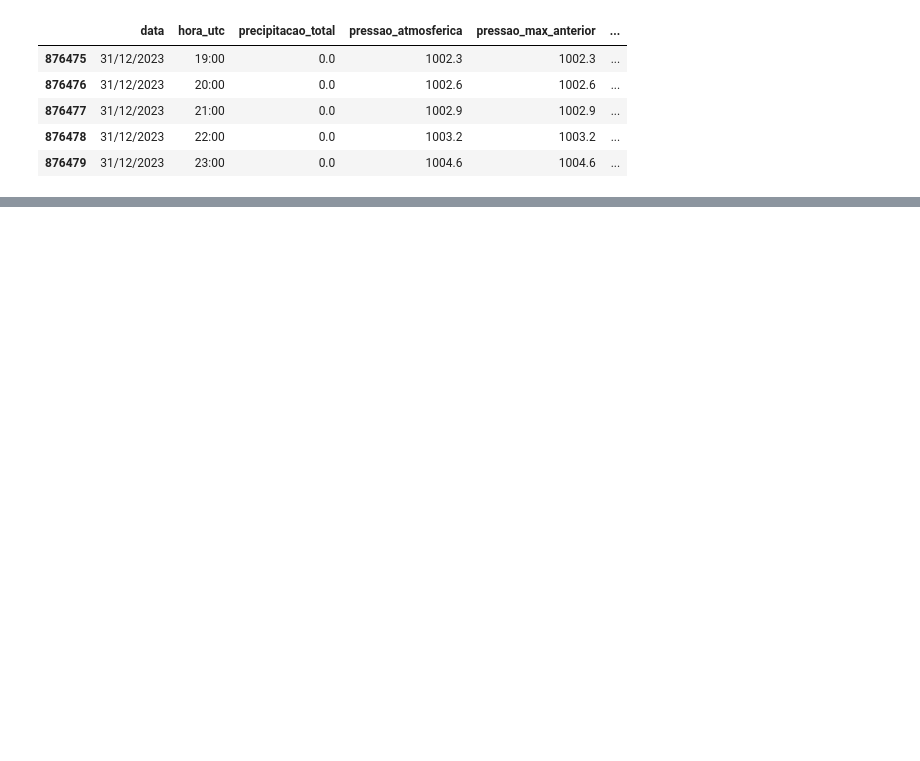
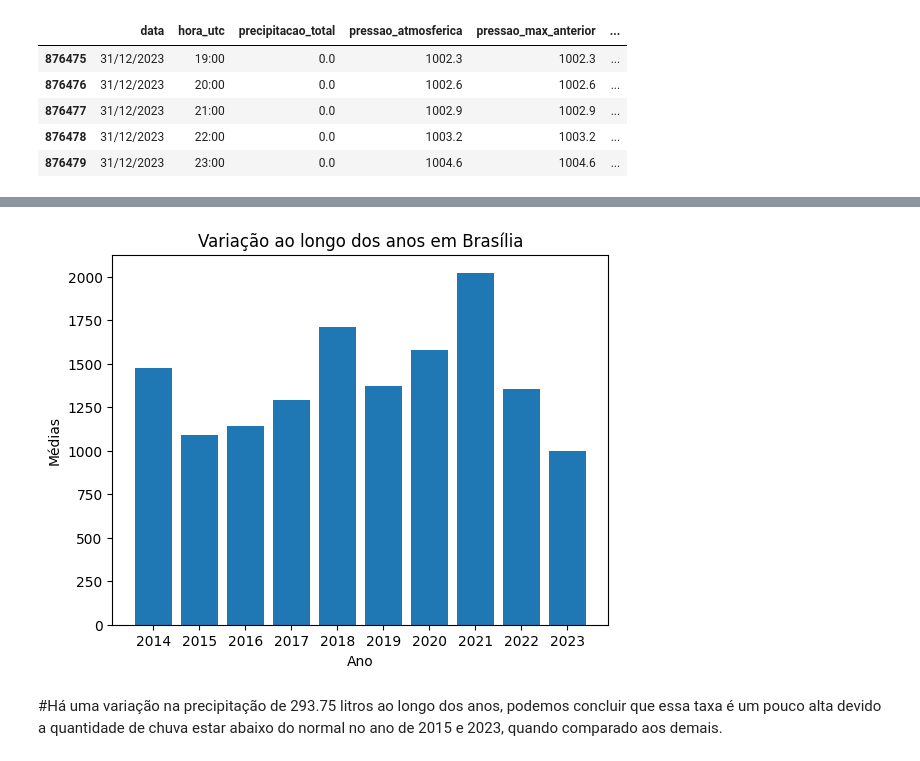
Before and after one commit to ThiagoAdriano1/Trabalho_Estatistica_1, a Jupyter notebook: Analise.ipynb, the cells around one changed output, grey strips where cells are left out. Saved outputs shown, nothing was run; the diff lists cells and outputs as text; code cells hidden in the pictures; blank space fills up the shorter version.

```diff
--- a/Analise.ipynb
+++ b/Analise.ipynb
@@ -505,0 +401,10 @@ all_df.tail()
+# %%
+plt.bar(anos_bsb, medias_bsb)
+plt.xlabel('Ano')
+plt.ylabel('Médias')
+plt.title('Variação ao longo dos anos em Brasília')
+plt.show()
+# %% [output]
+[figure, added]
+# %% [markdown]
+#Há uma variação na precipitação de 293.75 litros ao longo dos anos, podemos concluir que essa taxa é um pouco alta devido a quantidade de chuva estar abaixo do normal no ano de 2015 e 2023, quando comparado aos demais.
```
Also changed, not shown: parts of 72 cells of this notebook.
